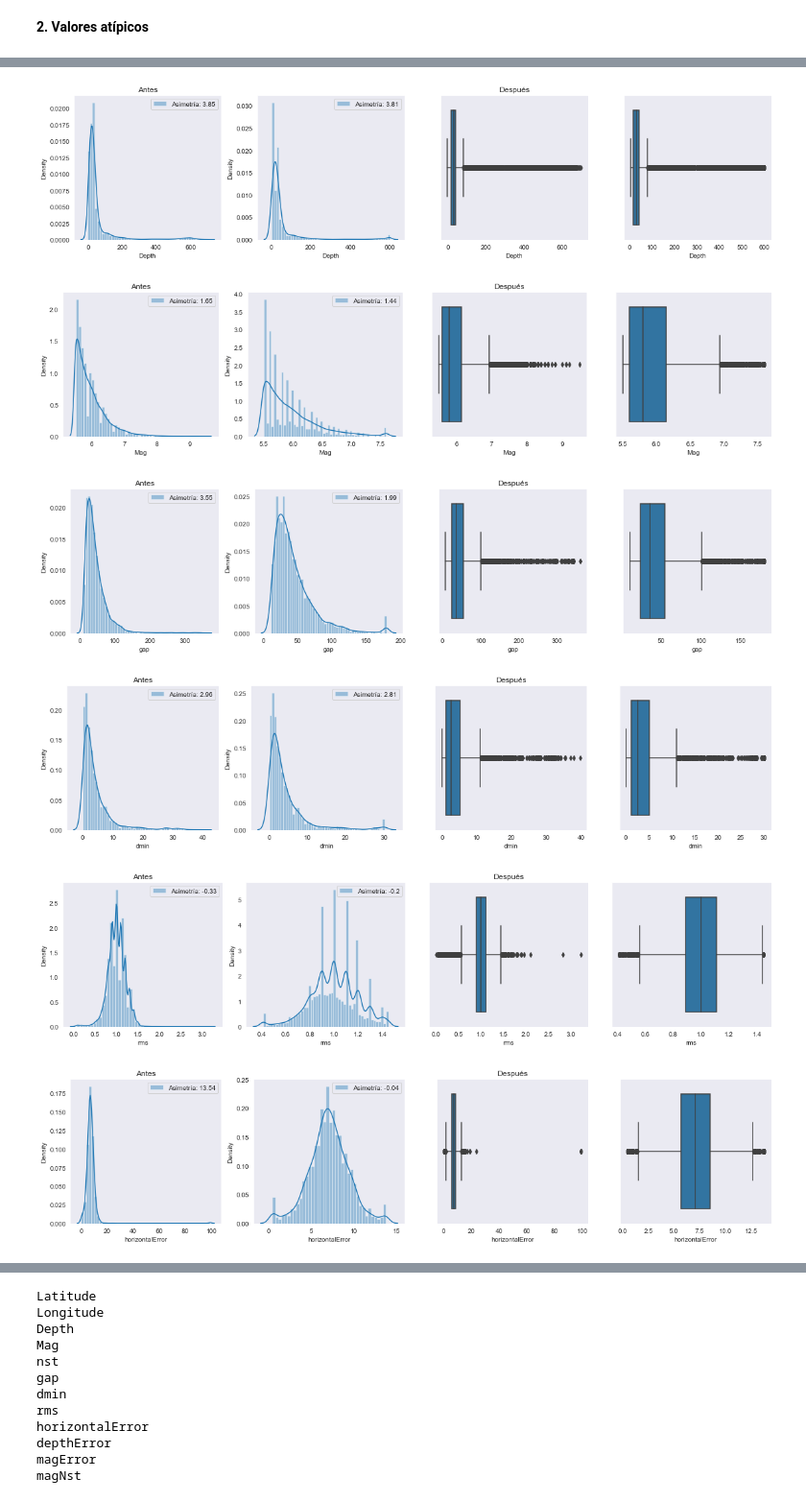
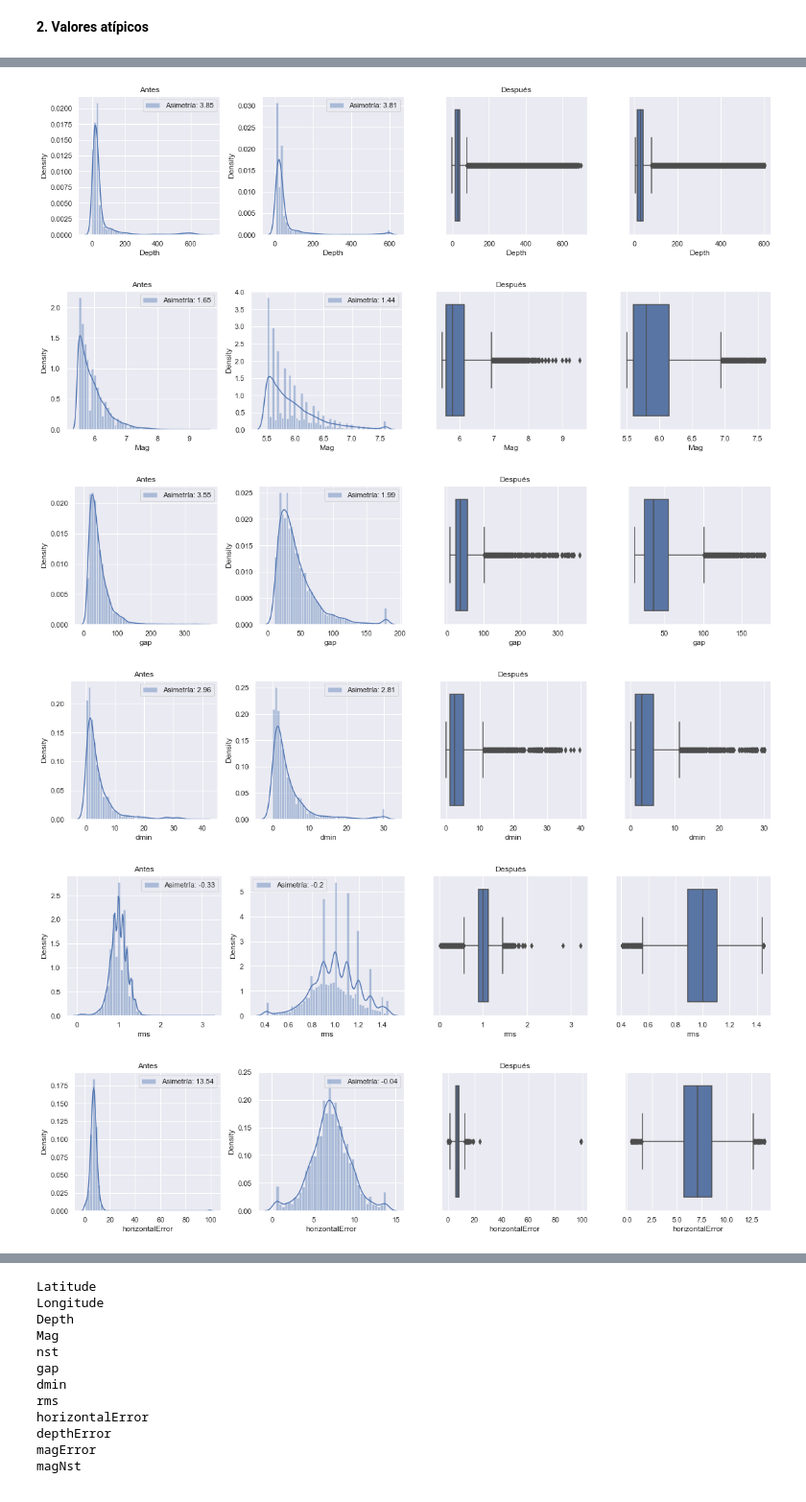
Before and after one commit to imurcortes/Eathquake, a Jupyter notebook: code.ipynb, the cells around one changed output, grey strips where cells are left out. Shown at 96% size. Saved outputs shown, nothing was run; the diff lists cells and outputs as text; code cells hidden in the pictures.

```diff
--- a/code.ipynb
+++ b/code.ipynb
@@ -451,33 +453,35 @@ winsor_perc(df_cont2, features , 0.01, 0.01)
 # %%
 warnings.filterwarnings("ignore")
 
+sns.set()
+
 # Plot de gráficos
-for col in features:
+for col in cols_winsor:
     plt.figure(figsize=(16,4))
 
     plt.subplot(141)
     sns.distplot(df[col], label="Asimetría: " + str(np.round(df[col].skew(),2)))
     plt.title('Antes')
     plt.legend()
 
     plt.subplot(142)
     sns.distplot(df_cont2[col], label="Asimetría: " + str(np.round(df_cont2[col].skew(),2)))
     plt.title(' ')
     plt.legend()
 
     plt.subplot(143)
     sns.boxplot(df[col])
     plt.title('Después')
 
     plt.subplot(144)
     sns.boxplot(df_cont2[col])
     plt.title(' ')
     plt.tight_layout()
     plt.show()
 # %% [output]
-[figure, old version]
+[figure, new version]
-[figure, old version]
+[figure, new version]
-[figure, old version]
+[figure, new version]
-[figure, old version]
+[figure, new version]
-[figure, old version]
+[figure, new version]
-[figure, old version]
+[figure, new version]
```
Also changed, not shown: parts of 32 cells of this notebook, 1 other file.
